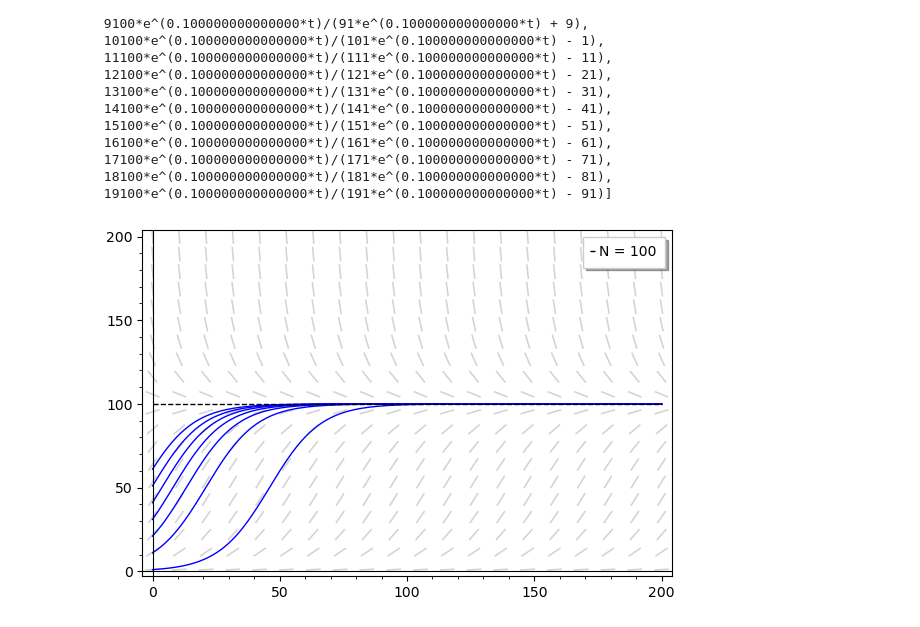
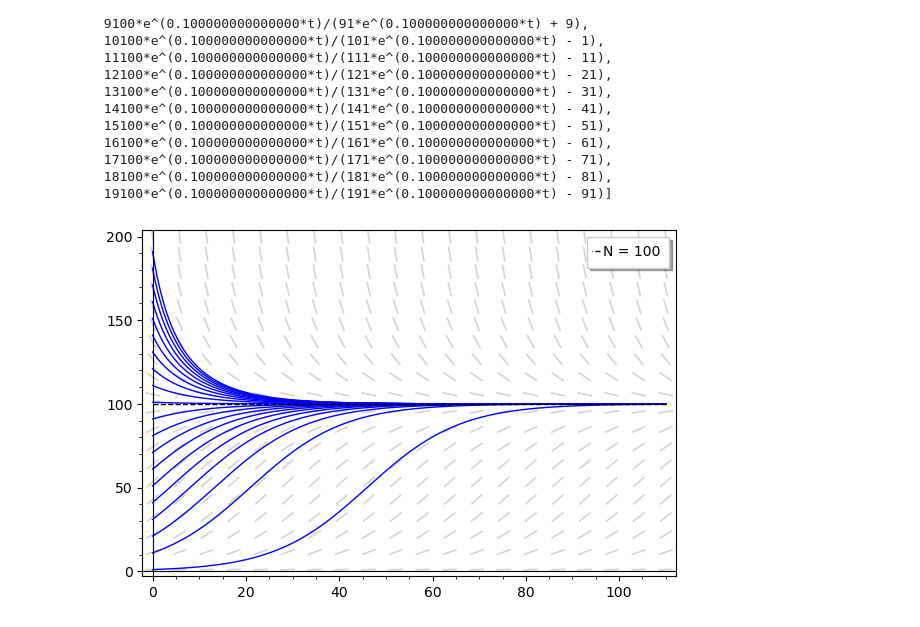
Before and after one commit to julihocc/itesm-ma2008b-notes, a Jupyter notebook: period-02/week-01/P02W01.ipynb, the cells around one changed output. Saved outputs shown, nothing was run; the diff lists cells and outputs as text; code cells hidden in the pictures.

```diff
--- a/period-02/week-01/P02W01.ipynb
+++ b/period-02/week-01/P02W01.ipynb
@@ -133,9 +133,12 @@ under the solution $x(t)$.
 var('x t x0')
 f(x) = -2 * (x - 70)
 
-phi(t) = 70 + (x0 - 70) * exp(-2 * t)
+def G(x0):
+    return 70 + (x0 - 70) * exp(-2 * t)
 
-phi(t).diff(t).expand()
+phi = G(x0)
+
+phi.diff(t).expand()
 # %% [output]
 -2*x0*e^(-2*t) + 140*e^(-2*t)
 # %%
@@ -191,7 +194,12 @@ var('t N r K N0')
 
 f = r * N * (1-N/K)
 
-phi = (K*N0*exp(r*t))/(K + N0*(exp(r*t) - 1))
+# phi = (K*N0*exp(r*t))/(K + N0*(exp(r*t) - 1))
+def G(N0, K, r):
+    return (K*N0*exp(r*t))/(K + N0*(exp(r*t) - 1))
+
+phi = G(N0, K, r)
+
 phi.diff(t).factor()
 # %% [output]
 (K - N0)*K*N0*r*e^(r*t)/(N0*e^(r*t) + K - N0)^2
@@ -211,7 +219,8 @@ K = 100
 r = 0.1
 N0_values = np.arange(1, 2*K, 10)
 
-solutions = [ phi(N0=N0, r=r, K=K) for N0 in N0_values]
+solutions = [ G(N0, K, r) for N0 in N0_values]
+solutions
 # %% [output]
 [100*e^(0.100000000000000*t)/(e^(0.100000000000000*t) + 99),
  1100*e^(0.100000000000000*t)/(11*e^(0.100000000000000*t) + 89),
@@ -234,18 +243,18 @@ solutions = [ phi(N0=N0, r=r, K=K) for N0 in N0_values]
  18100*e^(0.100000000000000*t)/(181*e^(0.100000000000000*t) - 81),
  19100*e^(0.100000000000000*t)/(191*e^(0.100000000000000*t) - 91)]
 # %%
-T = 200
+T = 110
 
 # Slope field in the (t, x) plane
 slope_field = plot_slope_field(f(r=r, K =K), (t, 0, T), (N, 1, 2*K), color='lightgray')
 
 # Plot solution curves
-solution_plots = sum([plot(sol, (t, 0, T),) for sol, x0 in zip(solutions, x0_values)])
+solution_plots = sum([plot(sol, (t, 0, T),) for sol, N0 in zip(solutions, N0_values)])
 
 # Equilibrium line
 equilibrium_line = plot(K, (t, 0, T), color='black', linestyle='--', legend_label=f'N = {K}')
 
 # Show the complete plot
 show(slope_field + solution_plots + equilibrium_line, figsize=6)
 # %% [output]
-[figure, old version]
+[figure, new version]
```
Also changed, not shown: parts of 3 cells of this notebook.
